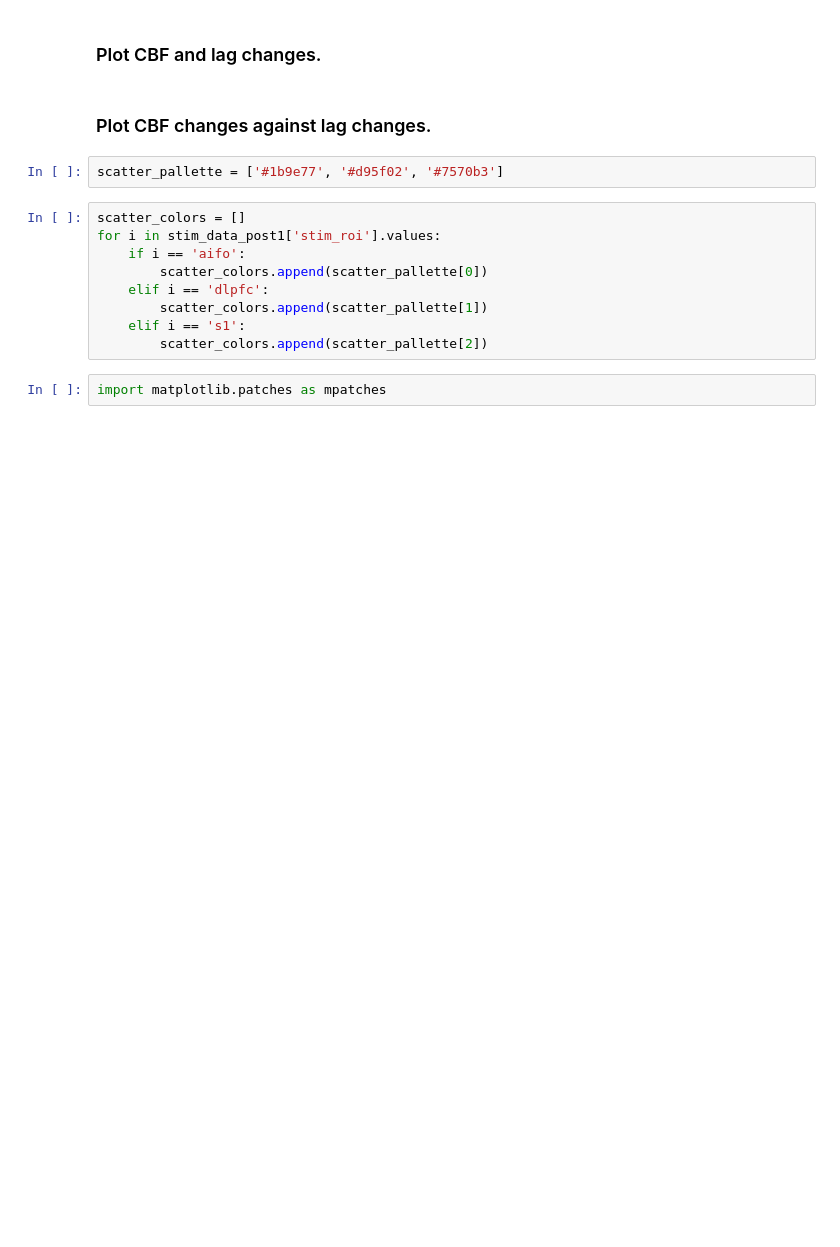
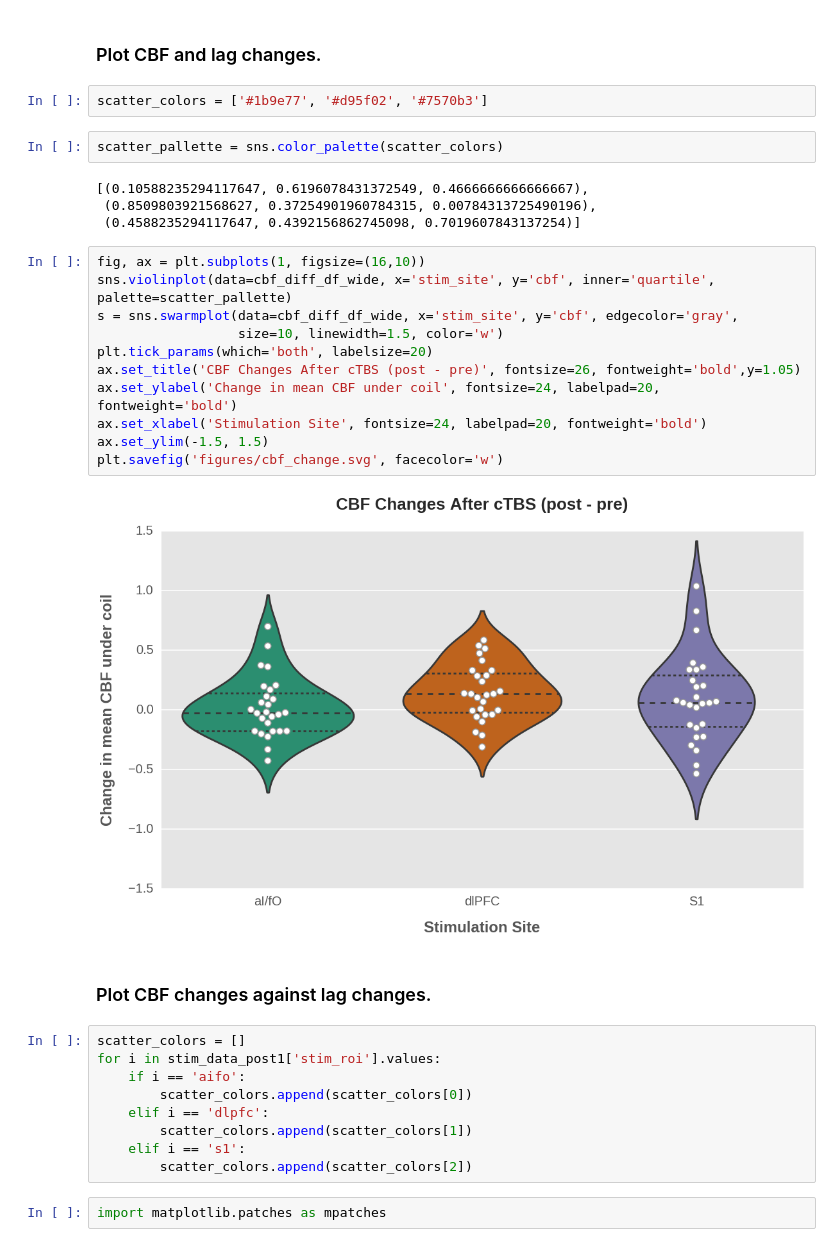
Before and after one commit to danlurie/ctbs_lag, a Jupyter notebook: Megarest Lag Maps - Minimal Preproc Exploration.ipynb, the cells around one changed output. Cells and saved outputs as stored; diff of their text form; blank space fills up the shorter version.

```diff
--- a/Megarest Lag Maps - Minimal Preproc Exploration.ipynb
+++ b/Megarest Lag Maps - Minimal Preproc Exploration.ipynb
@@ -346,17 +303,36 @@ cbf_diff = np.subtract(all_mean_cbf_post1, all_mean_cbf_baseline)
 # %% [markdown]
 ### Plot CBF and lag changes.
+# %%
+scatter_colors = ['#1b9e77', '#d95f02', '#7570b3']
+# %%
+scatter_pallette = sns.color_palette(scatter_colors)
+# %% [output]
+[(0.10588235294117647, 0.6196078431372549, 0.4666666666666667),
+ (0.8509803921568627, 0.37254901960784315, 0.00784313725490196),
+ (0.4588235294117647, 0.4392156862745098, 0.7019607843137254)]
+# %%
+fig, ax = plt.subplots(1, figsize=(16,10))
+sns.violinplot(data=cbf_diff_df_wide, x='stim_site', y='cbf', inner='quartile', palette=scatter_pallette)
+s = sns.swarmplot(data=cbf_diff_df_wide, x='stim_site', y='cbf', edgecolor='gray',
+                  size=10, linewidth=1.5, color='w')
+plt.tick_params(which='both', labelsize=20)
+ax.set_title('CBF Changes After cTBS (post - pre)', fontsize=26, fontweight='bold',y=1.05)
+ax.set_ylabel('Change in mean CBF under coil', fontsize=24, labelpad=20, fontweight='bold')
+ax.set_xlabel('Stimulation Site', fontsize=24, labelpad=20, fontweight='bold')
+ax.set_ylim(-1.5, 1.5)
+plt.savefig('figures/cbf_change.svg', facecolor='w')
+# %% [output]
+[figure, added]
 # %% [markdown]
 ### Plot CBF changes against lag changes.
-# %%
-scatter_pallette = ['#1b9e77', '#d95f02', '#7570b3']
 # %%
 scatter_colors = []
 for i in stim_data_post1['stim_roi'].values:
     if i == 'aifo':
-        scatter_colors.append(scatter_pallette[0])
+        scatter_colors.append(scatter_colors[0])
     elif i == 'dlpfc':
-        scatter_colors.append(scatter_pallette[1])
+        scatter_colors.append(scatter_colors[1])
     elif i == 's1':
-        scatter_colors.append(scatter_pallette[2])
+        scatter_colors.append(scatter_colors[2])
 # %%
 import matplotlib.patches as mpatches
```
Also changed, not shown: parts of 17 cells of this notebook, 1 other file.
